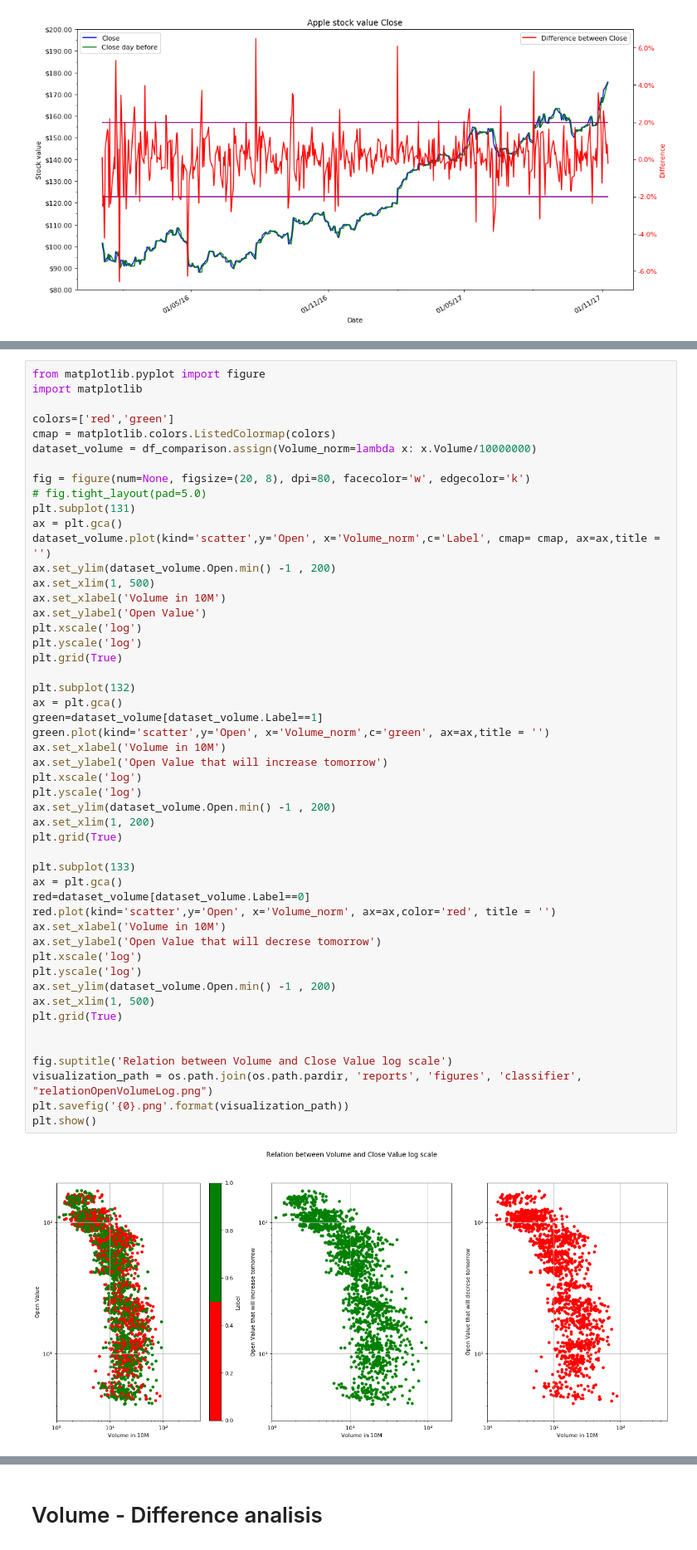
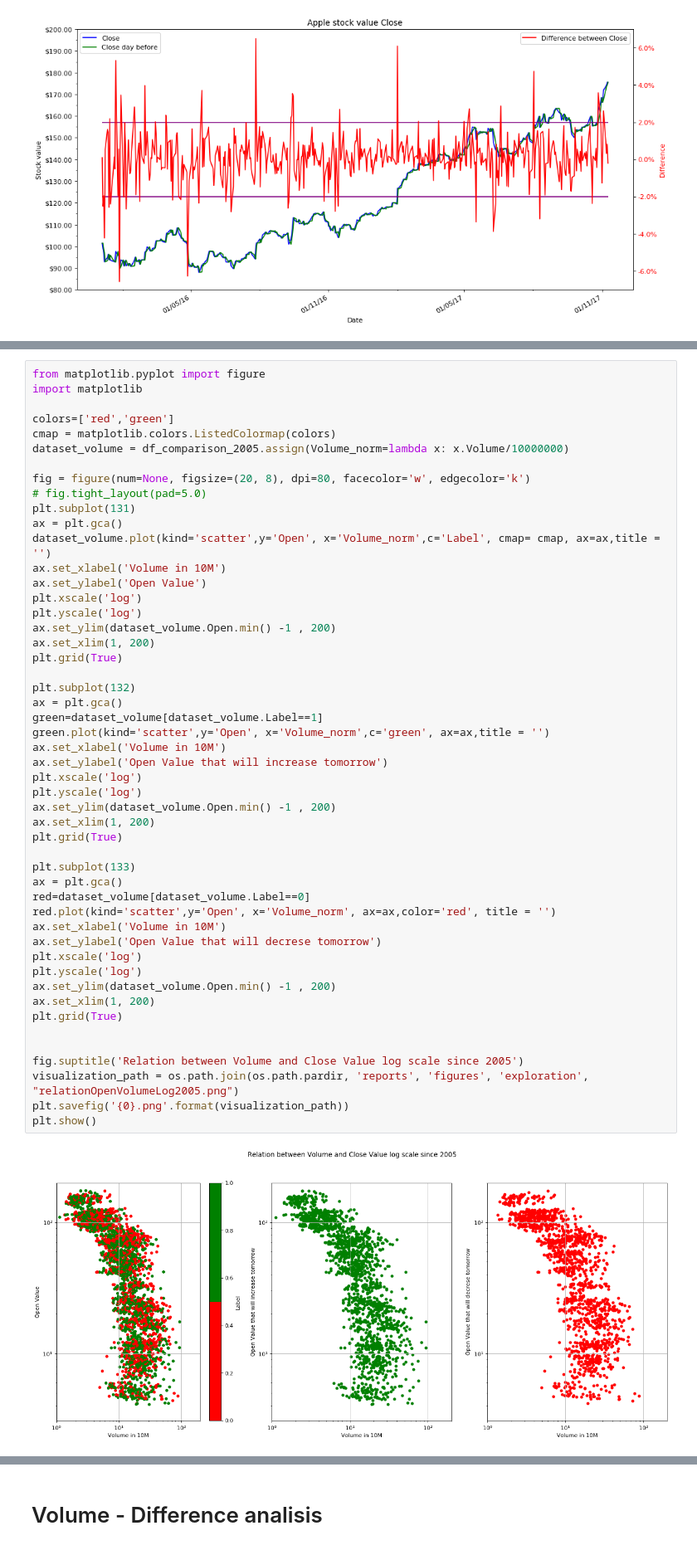
Before and after one commit to MildoCentaur/stockforecasting, a Jupyter notebook: notebooks/Explore dataset .ipynb, the cells around one changed output, grey strips where cells are left out. Shown at 83% size. Drawn from its saved outputs; the diff is of its cells as text.

Commit message:
improve graphs and add some more

```diff
--- a/notebooks/Explore dataset .ipynb
+++ b/notebooks/Explore dataset .ipynb
@@ -436,49 +438,49 @@ import matplotlib
 
 colors=['red','green']
 cmap = matplotlib.colors.ListedColormap(colors)
-dataset_volume = df_comparison.assign(Volume_norm=lambda x: x.Volume/10000000)
+dataset_volume = df_comparison_2005.assign(Volume_norm=lambda x: x.Volume/10000000)
 
 fig = figure(num=None, figsize=(20, 8), dpi=80, facecolor='w', edgecolor='k')
 # fig.tight_layout(pad=5.0)
 plt.subplot(131)
 ax = plt.gca()
 dataset_volume.plot(kind='scatter',y='Open', x='Volume_norm',c='Label', cmap= cmap, ax=ax,title = '')
-ax.set_ylim(dataset_volume.Open.min() -1 , 200)
-ax.set_xlim(1, 500)
 ax.set_xlabel('Volume in 10M')
 ax.set_ylabel('Open Value')
 plt.xscale('log')
 plt.yscale('log')
+ax.set_ylim(dataset_volume.Open.min() -1 , 200)
+ax.set_xlim(1, 200)
 plt.grid(True)
 
 plt.subplot(132)
 ax = plt.gca()
 green=dataset_volume[dataset_volume.Label==1]
 green.plot(kind='scatter',y='Open', x='Volume_norm',c='green', ax=ax,title = '')
 ax.set_xlabel('Volume in 10M')
 ax.set_ylabel('Open Value that will increase tomorrow')
 plt.xscale('log')
 plt.yscale('log')
 ax.set_ylim(dataset_volume.Open.min() -1 , 200)
 ax.set_xlim(1, 200)
 plt.grid(True)
 
 plt.subplot(133)
 ax = plt.gca()
 red=dataset_volume[dataset_volume.Label==0]
 red.plot(kind='scatter',y='Open', x='Volume_norm', ax=ax,color='red', title = '')
 ax.set_xlabel('Volume in 10M')
 ax.set_ylabel('Open Value that will decrese tomorrow')
 plt.xscale('log')
 plt.yscale('log')
 ax.set_ylim(dataset_volume.Open.min() -1 , 200)
-ax.set_xlim(1, 500)
+ax.set_xlim(1, 200)
 plt.grid(True)
 
 
-fig.suptitle('Relation between Volume and Close Value log scale')
-visualization_path = os.path.join(os.path.pardir, 'reports', 'figures', 'classifier', "relationOpenVolumeLog.png")
+fig.suptitle('Relation between Volume and Close Value log scale since 2005')
+visualization_path = os.path.join(os.path.pardir, 'reports', 'figures', 'exploration', "relationOpenVolumeLog2005.png")
 plt.savefig('{0}.png'.format(visualization_path))
 plt.show()
 # %% [output]
-[figure, old version]
+[figure, new version]
```
Also changed, not shown: parts of 2 cells of this notebook, 2 other files.
